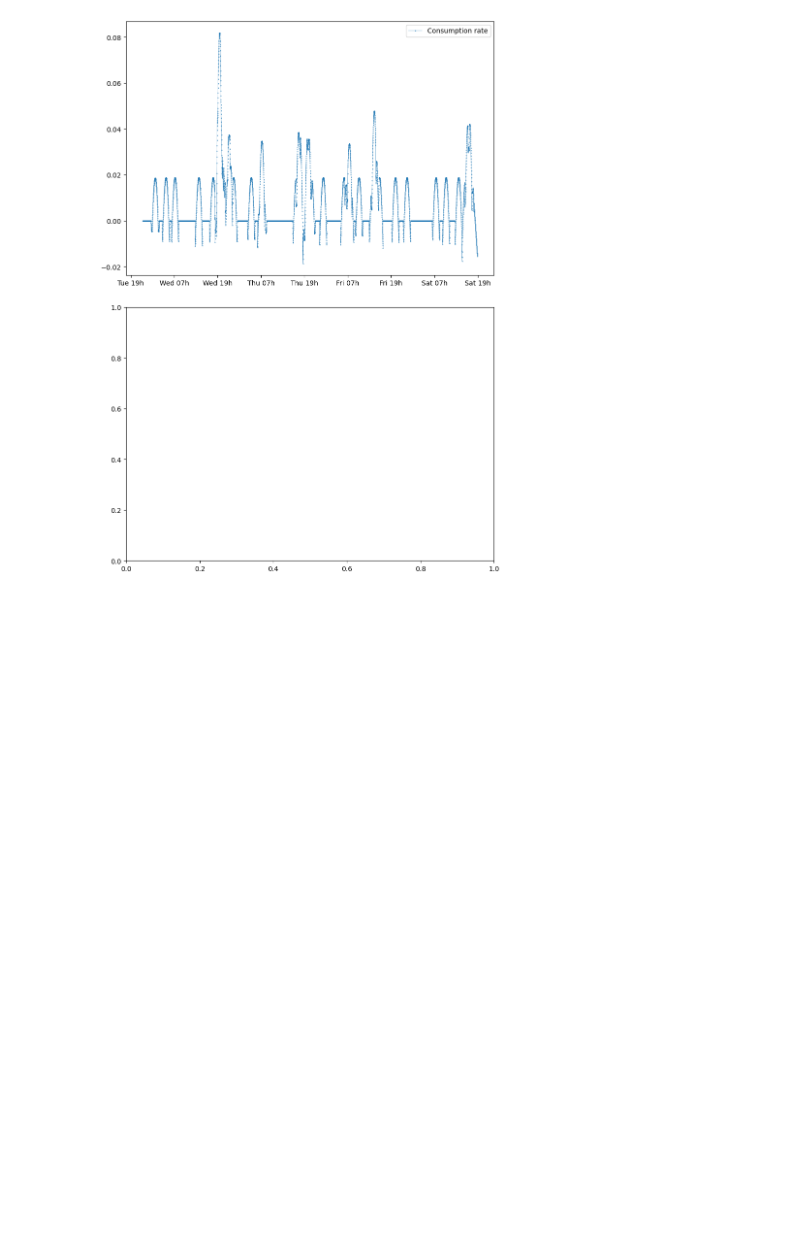
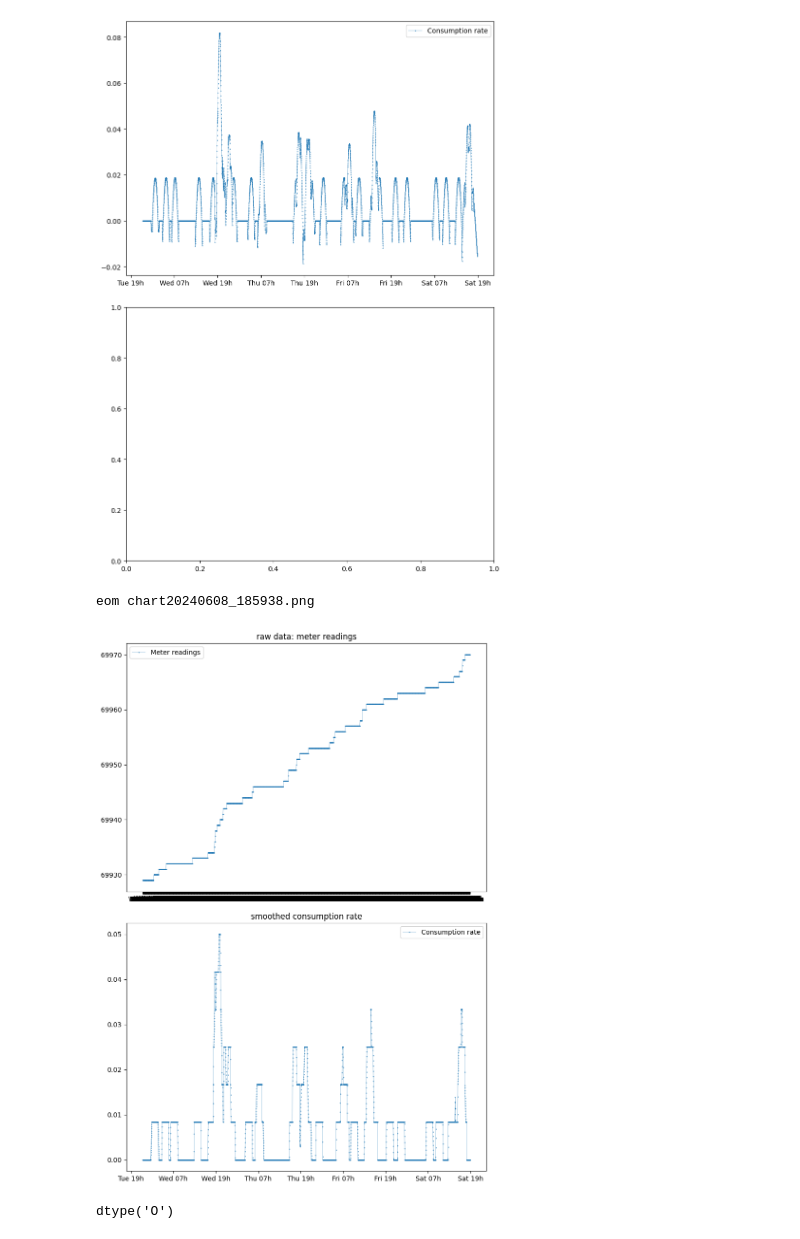
Before and after one commit to tomviolin/rtl433, a Jupyter notebook: Untitled1.ipynb, the cells around one changed output. Saved outputs shown, nothing was run; the diff lists cells and outputs as text; code cells hidden in the pictures; blank space fills up the shorter version.

```diff
--- a/Untitled1.ipynb
+++ b/Untitled1.ipynb
@@ -53,3 +53,12 @@ run graphit.py
 # %% [output]
 eom chart20240608_185353.png
 [figure]
+# %%
+run graphit.py
+# %% [output]
+eom chart20240608_185938.png
+[figure, added]
+# %%
+pdf.time.dtype
+# %% [output]
+dtype('O')
```
Also changed, not shown: parts of 3 cells of this notebook, 3 other files.
